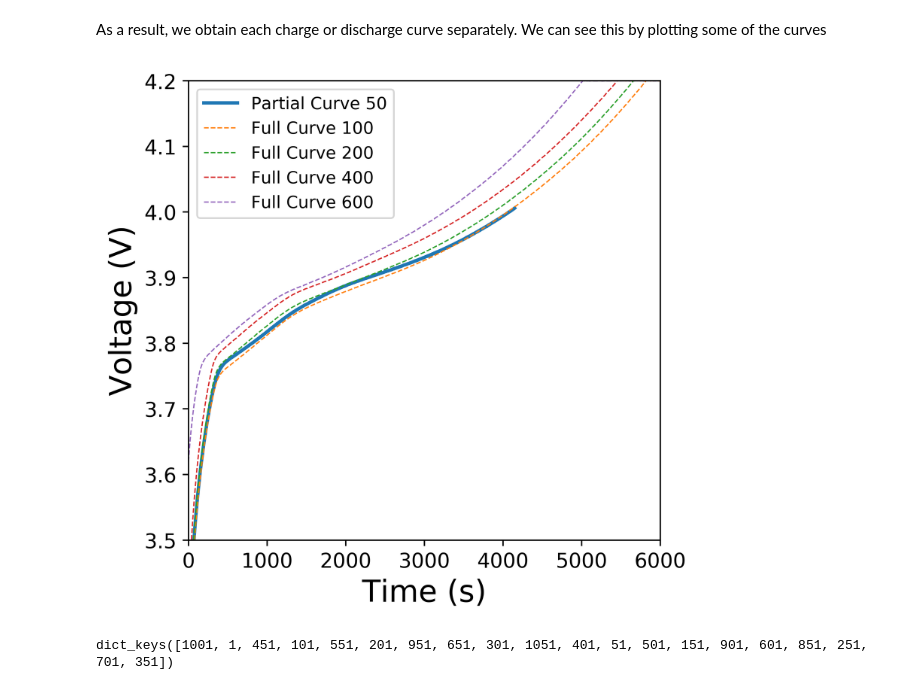
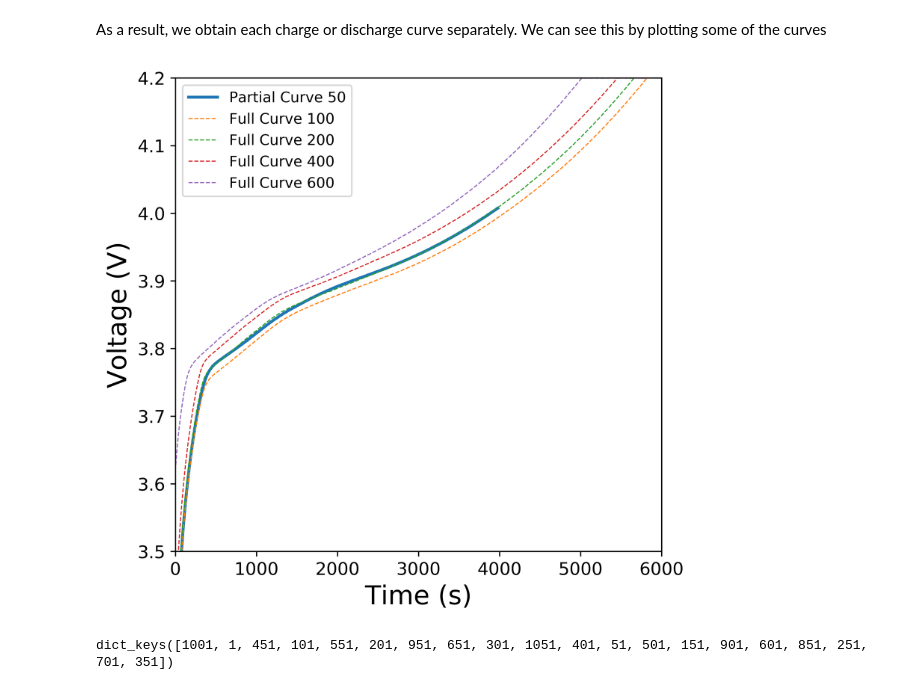
Before and after one commit to vwhu/pulolb, a Jupyter notebook: PULOLB/For Figure Making.ipynb, the cells around one changed output. Saved outputs shown, nothing was run; the diff lists cells and outputs as text; code cells hidden in the pictures.

Commit message:
Notebook for creating images

```diff
--- a/PULOLB/For Figure Making.ipynb
+++ b/PULOLB/For Figure Making.ipynb
@@ -48,7 +52,7 @@ import_data.single_pd_matlab_data('converted_PL03.mat')
 # %% [markdown]
 Once all the information has been imported from the Matlab file, it has to be sorted. For that, use the ``sort_data`` package
 # %%
-pcharge, pdischarge = sort_data.charge_discharge('data/converted_PL10.mat')
+pcharge, pdischarge = sort_data.charge_discharge('data/converted_PL03.mat')
 # %%
 fcharge, fdischarge2 = sort_data.charge_discharge('converted_PL11.mat')
 # %% [markdown]
@@ -58,22 +62,22 @@ import matplotlib.pyplot as plt
 import matplotlib.lines
 %matplotlib inline
 # %%
-plt.figure(figsize = (5,5), dpi = 500)
+plt.figure(figsize = (6,6), dpi = 600)
 plt.plot((pcharge[50]['time']-pcharge[50]['time'].iloc[0]), pcharge[50]['voltage'], label = 'Partial Curve 50', lw = 2)
 plt.plot((fcharge[100]['time']-fcharge[100]['time'].iloc[0]), fcharge[100]['voltage'], label = 'Full Curve 100', lw = 0.75, ls = '--')
 plt.plot((fcharge[200]['time']-fcharge[200]['time'].iloc[0]), fcharge[200]['voltage'], label = 'Full Curve 200', lw = 0.75, ls = '--')
 plt.plot((fcharge[400]['time']-fcharge[400]['time'].iloc[0]), fcharge[400]['voltage'], label = 'Full Curve 400', lw = 0.75, ls = '--')
 plt.plot((fcharge[600]['time']-fcharge[600]['time'].iloc[0]), fcharge[600]['voltage'], label = 'Full Curve 600', lw = 0.75, ls = '--')
 plt.xlim(0, 6000)
 plt.ylim(3.5, 4.2)
 plt.legend(fontsize = 'medium')
 plt.ylabel('Voltage (V)', fontsize = 18)
 plt.xlabel('Time (s)', fontsize = 18)
 #plt.title('Comparison of Individual Partial Curve to Full Curves', fontsize = 10)
 plt.tick_params(axis='both', which='major', labelsize=12)
 plt.savefig("Comparison.png", dpi  =600)
 # %% [output]
-[figure, old version]
+[figure, new version]
 # %%
 #Make a shorter partial curve dictionary to uses as train set (because if not the code takes too long)
 PLd_short = {}
```
Also changed, not shown: parts of 7 cells of this notebook.
